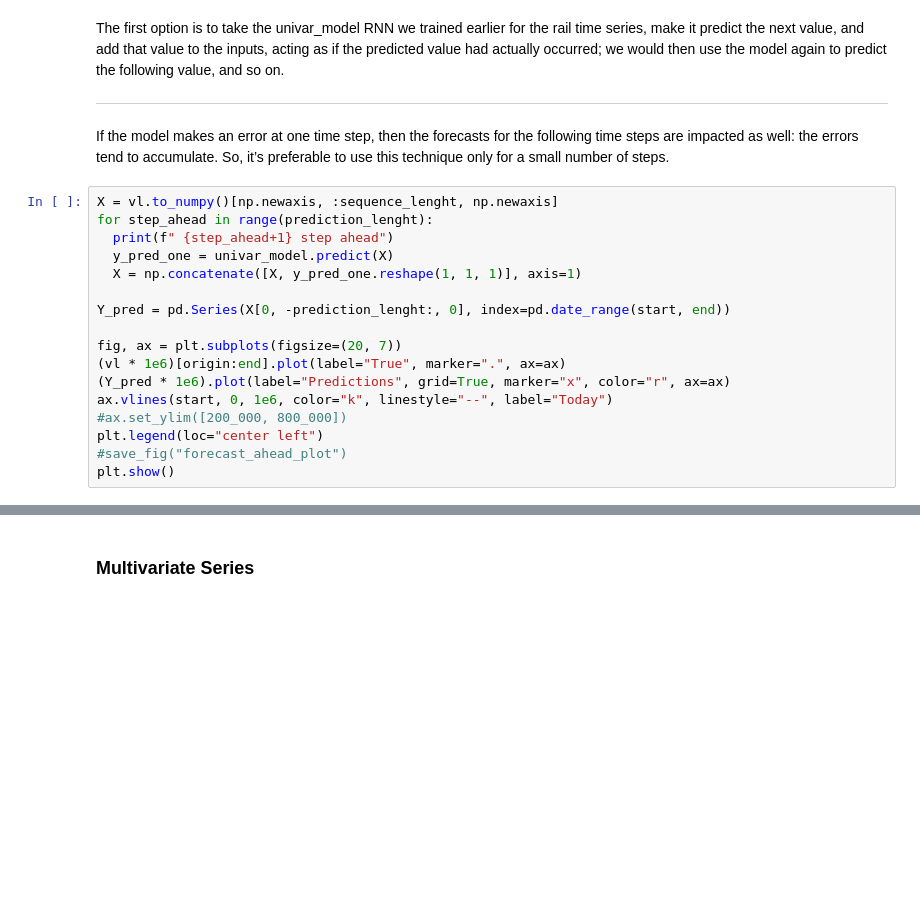
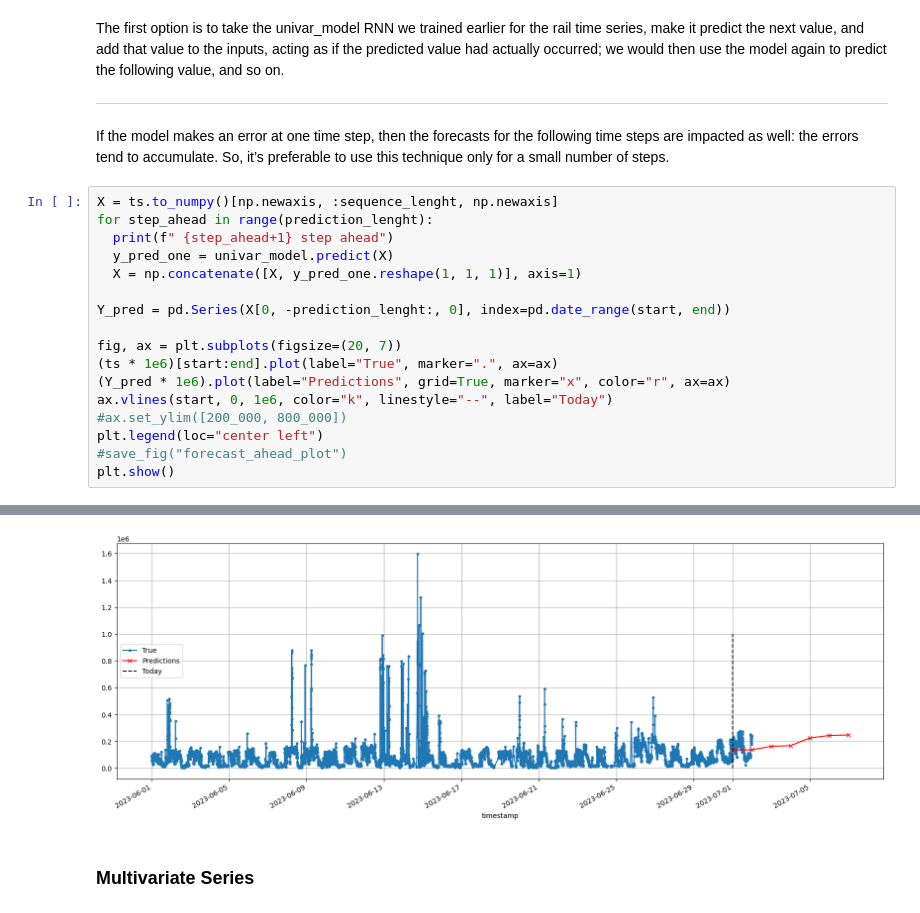
Before and after one commit to AnastasiaBrinati/experiments, a Jupyter notebook: Models.ipynb, the cells around one changed output, grey strips where cells are left out. Cells and saved outputs as stored; diff of their text form; blank space fills up the shorter version.

```diff
--- a/Models.ipynb
+++ b/Models.ipynb
@@ -321,7 +370,7 @@ If the model makes an error at one time step, then the forecasts for the
 following time steps are impacted as well: the errors tend to accumulate.
 So, it’s preferable to use this technique only for a small number of steps.
 # %%
-X = vl.to_numpy()[np.newaxis, :sequence_lenght, np.newaxis]
+X = ts.to_numpy()[np.newaxis, :sequence_lenght, np.newaxis]
 for step_ahead in range(prediction_lenght):
   print(f" {step_ahead+1} step ahead")
   y_pred_one = univar_model.predict(X)
@@ -330,10 +379,11 @@ for step_ahead in range(prediction_lenght):
 Y_pred = pd.Series(X[0, -prediction_lenght:, 0], index=pd.date_range(start, end))
 
 fig, ax = plt.subplots(figsize=(20, 7))
-(vl * 1e6)[origin:end].plot(label="True", marker=".", ax=ax)
+(ts * 1e6)[start:end].plot(label="True", marker=".", ax=ax)
 (Y_pred * 1e6).plot(label="Predictions", grid=True, marker="x", color="r", ax=ax)
 ax.vlines(start, 0, 1e6, color="k", linestyle="--", label="Today")
 #ax.set_ylim([200_000, 800_000])
 plt.legend(loc="center left")
 #save_fig("forecast_ahead_plot")
 plt.show()
+# %% [output]
@@ -340,3 +404,4 @@ plt.show()
+[figure, added]
 # %% [markdown]
 ### Multivariate Series
 # %%
```
Also changed, not shown: parts of 19 cells of this notebook.
